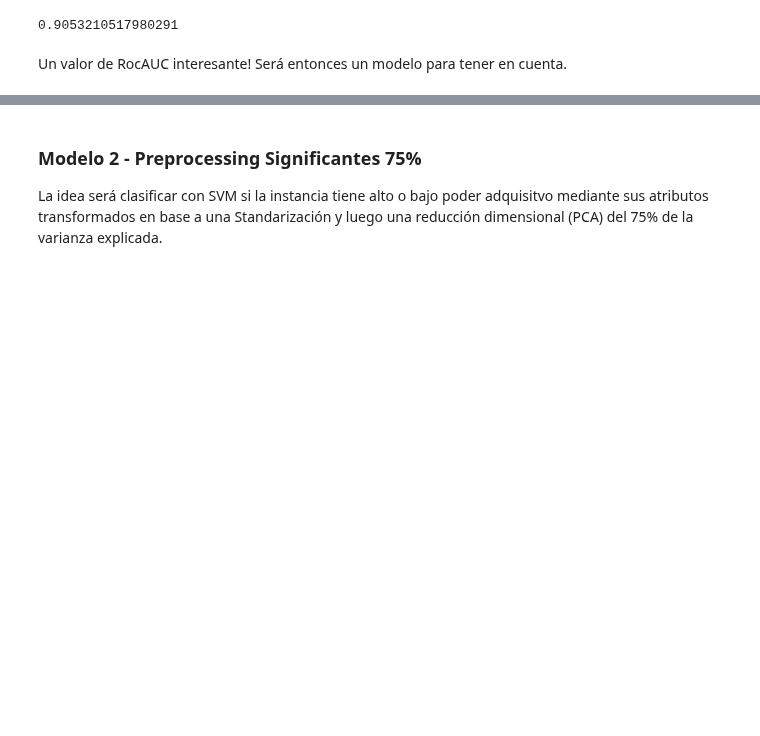
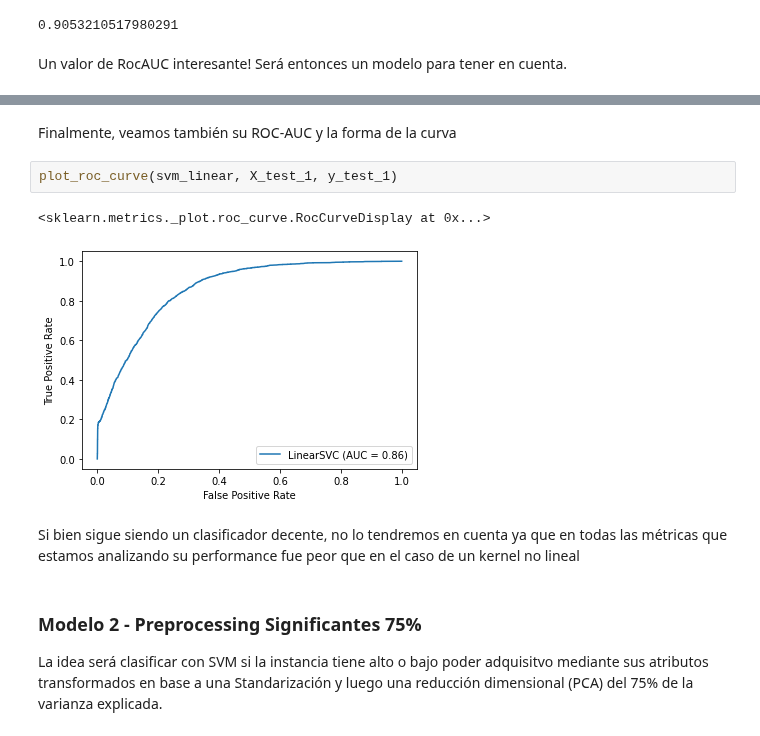
Before and after one commit to ncontinanza/tp-datos-1c2021-de-angelis-riva-continanza, a Jupyter notebook: Parte2/SVM.ipynb, the cells around one changed output, grey strips where cells are left out. Saved outputs shown, nothing was run; the diff lists cells and outputs as text; blank space fills up the shorter version.

```diff
--- a/Parte2/SVM.ipynb
+++ b/Parte2/SVM.ipynb
@@ -125,3 +176,12 @@ Un valor de RocAUC interesante! Será entonces un modelo para tener en cuenta.
+# %% [markdown]
+Finalmente, veamos también su ROC-AUC y la forma de la curva
+# %%
+plot_roc_curve(svm_linear, X_test_1, y_test_1)
+# %% [output]
+<sklearn.metrics._plot.roc_curve.RocCurveDisplay at 0x...>
+[figure, added]
+# %% [markdown]
+Si bien sigue siendo un clasificador decente, no lo tendremos en cuenta ya que en todas las métricas que estamos analizando su performance fue peor que en el caso de un kernel no lineal
 # %% [markdown]
 ### Modelo 2 - Preprocessing Significantes 75%
 
```
Also changed, not shown: parts of 9 cells of this notebook, 2 other files.
